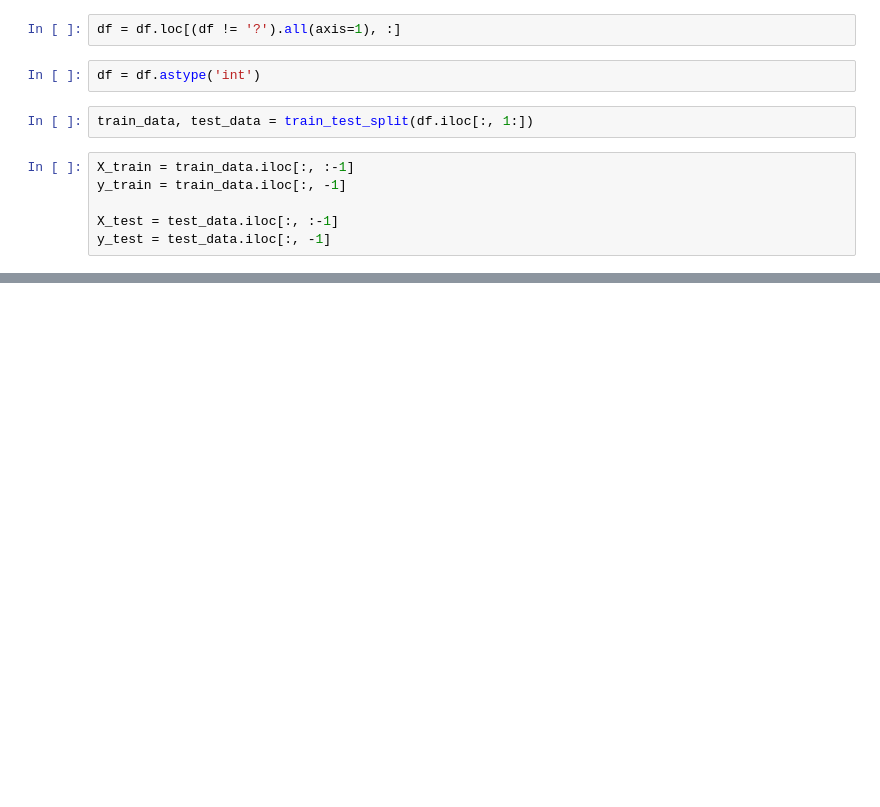
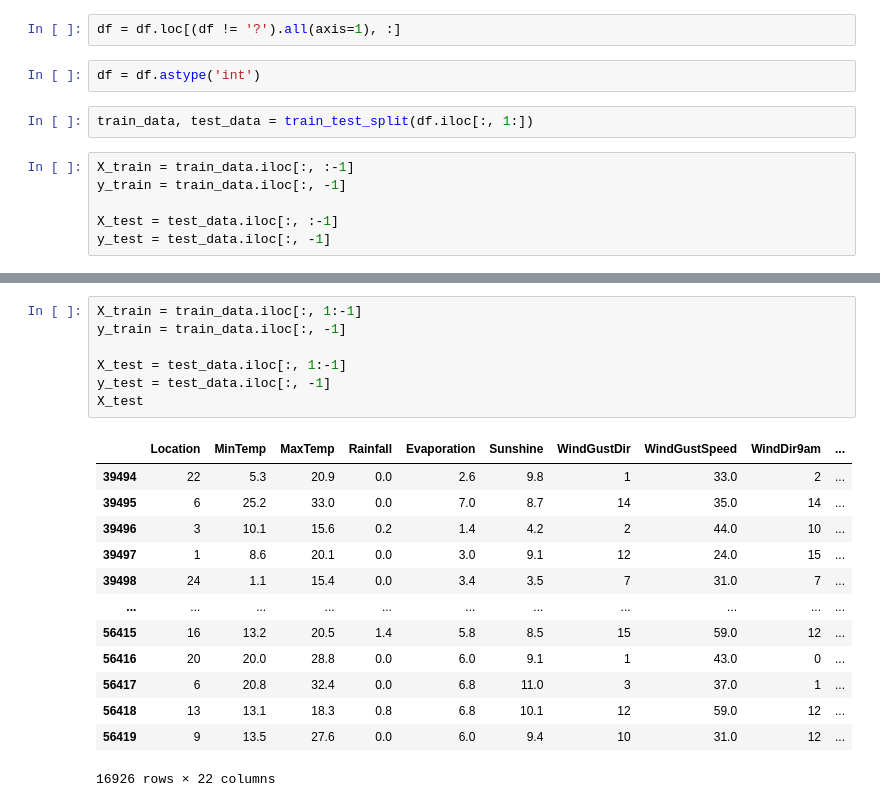
Before and after one commit to tugrulhkarabulut/Tree-Based-Methods, a Jupyter notebook: Tree Based Classification Applications.ipynb, the cells around one changed output, grey strips where cells are left out. Drawn from its saved outputs; the diff is of its cells as text; blank space fills up the shorter version.

```diff
--- a/Tree Based Classification Applications.ipynb
+++ b/Tree Based Classification Applications.ipynb
@@ -285,0 +347,21 @@ best_model.n_trees, best_model.max_features, best_model.max_depth, best_model.mi
+# %%
+X_train = train_data.iloc[:, 1:-1]
+y_train = train_data.iloc[:, -1]
+
+X_test = test_data.iloc[:, 1:-1]
+y_test = test_data.iloc[:, -1]
+X_test
+# %% [output]
+|  | Location | MinTemp | MaxTemp | Rainfall | Evaporation | Sunshine | WindGustDir | WindGustSpeed | WindDir9am | ... |
+| 39494 | 22 | 5.3 | 20.9 | 0.0 | 2.6 | 9.8 | 1 | 33.0 | 2 | ... |
+| 39495 | 6 | 25.2 | 33.0 | 0.0 | 7.0 | 8.7 | 14 | 35.0 | 14 | ... |
+| 39496 | 3 | 10.1 | 15.6 | 0.2 | 1.4 | 4.2 | 2 | 44.0 | 10 | ... |
+| 39497 | 1 | 8.6 | 20.1 | 0.0 | 3.0 | 9.1 | 12 | 24.0 | 15 | ... |
+| 39498 | 24 | 1.1 | 15.4 | 0.0 | 3.4 | 3.5 | 7 | 31.0 | 7 | ... |
+| ... | ... | ... | ... | ... | ... | ... | ... | ... | ... | ... |
+| 56415 | 16 | 13.2 | 20.5 | 1.4 | 5.8 | 8.5 | 15 | 59.0 | 12 | ... |
+| 56416 | 20 | 20.0 | 28.8 | 0.0 | 6.0 | 9.1 | 1 | 43.0 | 0 | ... |
+| 56417 | 6 | 20.8 | 32.4 | 0.0 | 6.8 | 11.0 | 3 | 37.0 | 1 | ... |
+| 56418 | 13 | 13.1 | 18.3 | 0.8 | 6.8 | 10.1 | 12 | 59.0 | 12 | ... |
+| 56419 | 9 | 13.5 | 27.6 | 0.0 | 6.0 | 9.4 | 10 | 31.0 | 12 | ... |
+16926 rows × 22 columns
```
Also changed, not shown: parts of 74 cells of this notebook, 3 other files.
